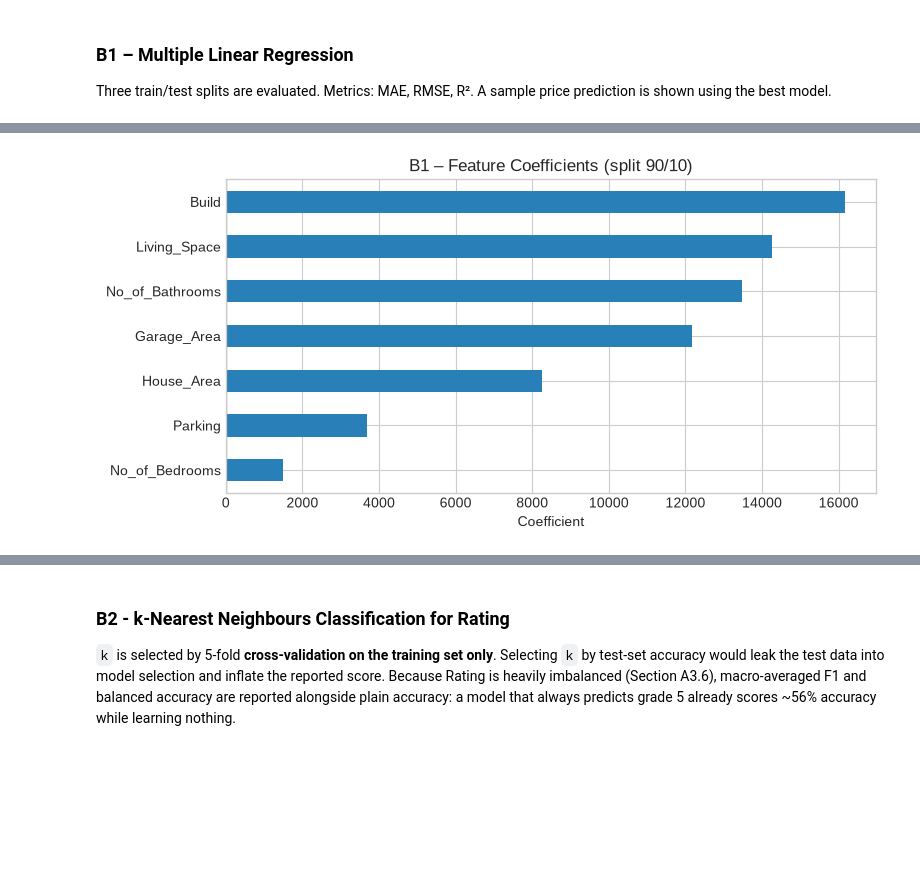
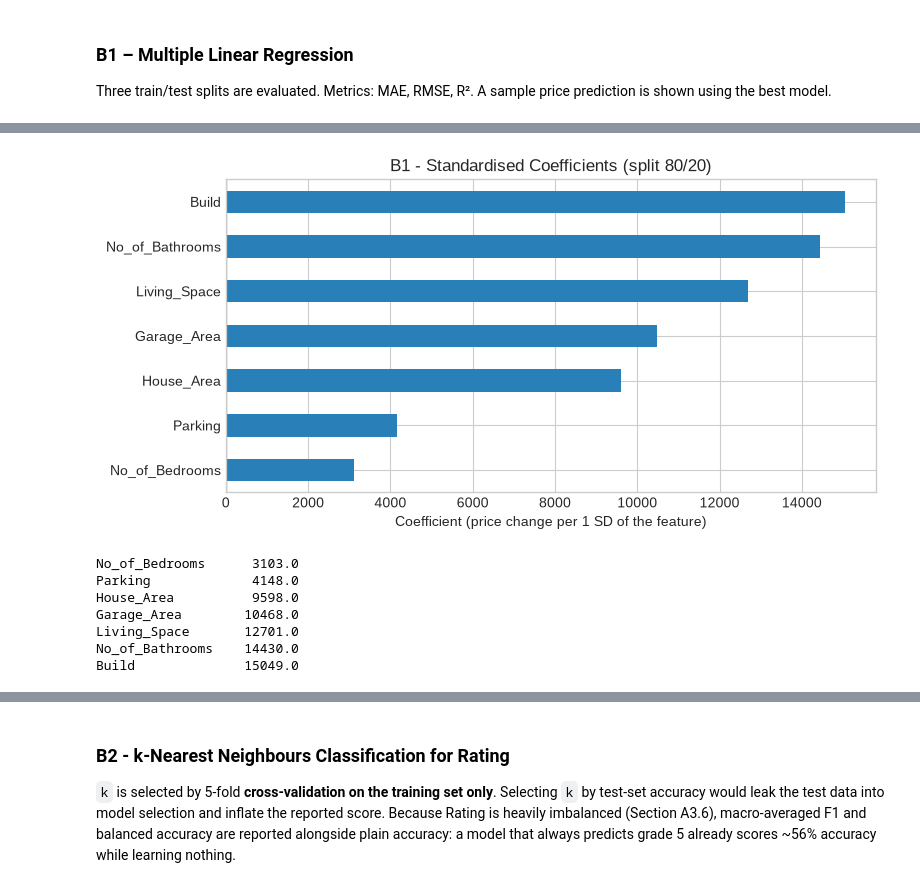
Before and after one commit to ryanthemechanic/GRE-Coursework, a Jupyter notebook: Year-2/Semester-2/COMP1891/COMP1891_notebook.ipynb, the cells around one changed output, grey strips where cells are left out. Drawn from its saved outputs; the diff is of its cells as text; code cells hidden in the pictures; blank space fills up the shorter version.

```diff
--- a/Year-2/Semester-2/COMP1891/COMP1891_notebook.ipynb
+++ b/Year-2/Semester-2/COMP1891/COMP1891_notebook.ipynb
@@ -483,13 +553,13 @@ Price skewness: 0.707  (|skew| > 1 suggests right-skew)
 # values, so a histogram invents meaningless fractional bins and hides class
 # imbalance - those are drawn as category bars instead. Continuous features keep
 # histograms, annotated with skewness.
-num_feats = [c for c in df.select_dtypes(include=[np.number]).columns if c != target_col]
+num_feats = [c for c in df_viz.select_dtypes(include=[np.number]).columns if c != target_col]
 
 def is_discrete(s, max_levels=12):
     v = s.dropna()
     return v.nunique() <= max_levels and np.allclose(v, v.round())
 
-discrete   = [c for c in num_feats if is_discrete(df[c])]
+discrete   = [c for c in num_feats if is_discrete(df_viz[c])]
 continuous = [c for c in num_feats if c not in discrete]
 print(f"Discrete (count) features : {discrete}")
 print(f"Continuous features       : {continuous}")
@@ -502,7 +572,7 @@ axes = np.atleast_1d(axes).flatten()
 for i, col in enumerate(num_feats):
     ax = axes[i]
     if col in discrete:
-        counts = df[col].dropna().astype(int).value_counts().sort_index()
+        counts = df_viz[col].dropna().astype(int).value_counts().sort_index()
         ax.bar(counts.index.astype(str), counts.values,
                color='#5b8ff9', edgecolor='#2c3e50', width=0.65)
         for xi, yi in zip(range(len(counts)), counts.values):
@@ -515,7 +585,7 @@ for i, col in enumerate(num_feats):
                 fontsize=8, color='#c0392b')
         ax.margins(y=0.15)
     else:
-        data = df[col].dropna()
+        data = df_viz[col].dropna()
         ax.hist(data, bins=25, color='#5b8ff9', edgecolor='white', alpha=0.9)
         ax.set_title(f'{col} - skew {data.skew():.2f}')
         ax.set_ylabel('Frequency')
@@ -525,7 +595,7 @@ for j in range(len(num_feats), len(axes)):
     axes[j].set_visible(False)
 fig.suptitle('A3.2 - Feature Distributions', fontsize=13, y=1.005)
 plt.tight_layout()
-plt.savefig('A3_feature_distributions.png', dpi=150, bbox_inches='tight')
+save_fig('A3_feature_distributions')
 plt.show()
 # %% [output]
 Discrete (count) features : ['No_of_Bathrooms', 'No_of_Bedrooms', 'Rating', 'Parking']
@@ -723,20 +829,29 @@ Split  Train  Test      MAE     RMSE   R2
 # %%
-# B1 – Feature coefficients (best split)
-best_idx = summary_lr['R2'].idxmax()
-best_lr  = lr_results[best_idx]
-coef_ser = pd.Series(best_lr['_model'].coef_, index=feature_cols).sort_values()
+# B1.2 - Feature coefficients on the pre-declared reporting split
+# Coefficients come from the fitted pipeline's final step. Because the pipeline
+# standardises internally, these are standardised coefficients and so are
+# directly comparable across features of different units.
+coef_ser = pd.Series(primary_lr['_model'].named_steps['model'].coef_,
+                     index=feature_cols).sort_values()
 
 plt.figure(figsize=(8, 4))
-colours = ['#e74c3c' if c < 0 else '#2980b9' for c in coef_ser]
-coef_ser.plot(kind='barh', color=colours)
+coef_ser.plot(kind='barh', color=['#e74c3c' if c < 0 else '#2980b9' for c in coef_ser])
 plt.axvline(0, color='black', lw=0.8)
-plt.title(f"B1 – Feature Coefficients (split {best_lr['Split']})")
-plt.xlabel('Coefficient')
+plt.title(f"B1 - Standardised Coefficients (split {primary_lr['Split']})")
+plt.xlabel('Coefficient (price change per 1 SD of the feature)')
 plt.tight_layout()
-plt.savefig('B1_coefficients.png', dpi=150, bbox_inches='tight')
+save_fig('B1_coefficients')
 plt.show()
+print(coef_ser.round(0).to_string())
 # %% [output]
-[figure, old version]
+[figure, new version]
+No_of_Bedrooms      3103.0
+Parking             4148.0
+House_Area          9598.0
+Garage_Area        10468.0
+Living_Space       12701.0
+No_of_Bathrooms    14430.0
+Build              15049.0
 # %%
 # B1.4 - Regression diagnostics: multicollinearity and residual behaviour
 # The coefficients above are only interpretable if the predictors are not
```
Also changed, not shown: parts of 30 cells of this notebook, 40 other files.
